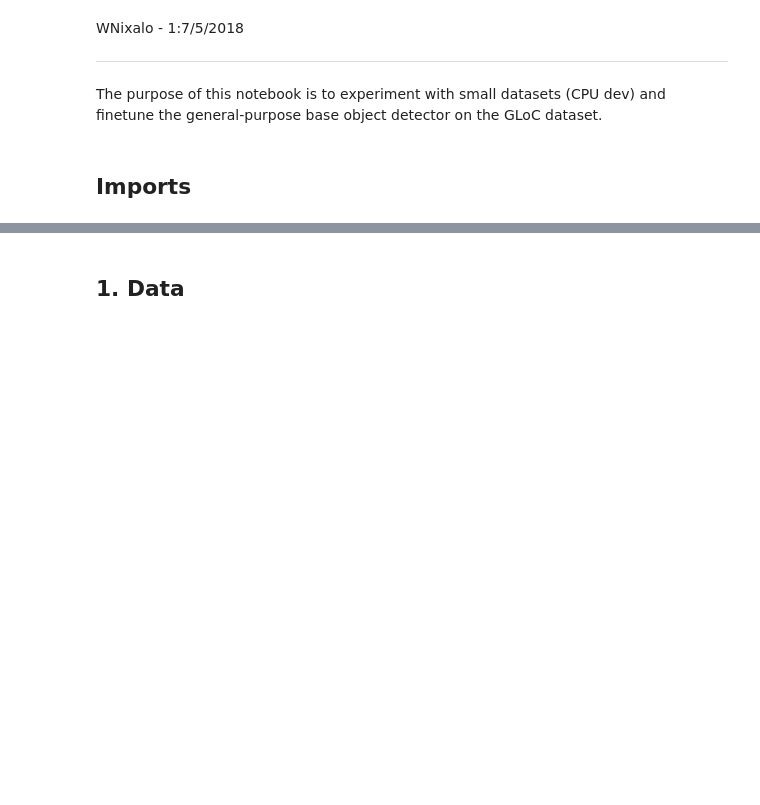
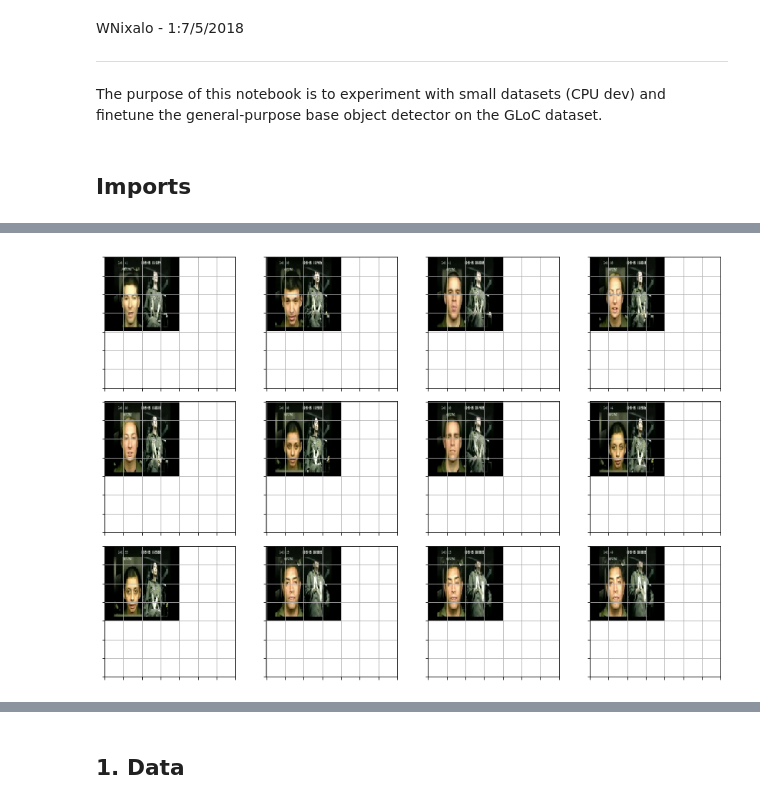
Before and after one commit to WNoxchi/Aersu, a Jupyter notebook: GLOC/model_dev/resnet-detector-dev-1-gloc.ipynb, the cells around one changed output, grey strips where cells are left out. Drawn from its saved outputs; the diff is of its cells as text; code cells hidden in the pictures; blank space fills up the shorter version.

```diff
--- a/GLOC/model_dev/resnet-detector-dev-1-gloc.ipynb
+++ b/GLOC/model_dev/resnet-detector-dev-1-gloc.ipynb
@@ -32,0 +136,15 @@ PATH_BBOX_CSV = PATH/'bbox_labels.csv'
+# %%
+# y = learn.predict()
+# x,_ = next(iter(md.val_dl))
+# x = to_np(x)
+
+fig, axes = plt.subplots(3, 4, figsize=(12,8))
+for i,ax in enumerate(axes.flat):
+    ima = md.val_ds.denorm(x)[i]
+    ya = np.nonzero(y[i] > 0.0)[0] # find actvn above a threshold
+    b  = '\n'.join(md.classes[o] for o in ya)
+    ax = show_img(ima, ax=ax)
+    draw_text(ax, (0,0), b)
+plt.tight_layout()
+# %% [output]
+[figure, added]
```
Also changed, not shown: parts of 47 cells of this notebook, 2 other files.
